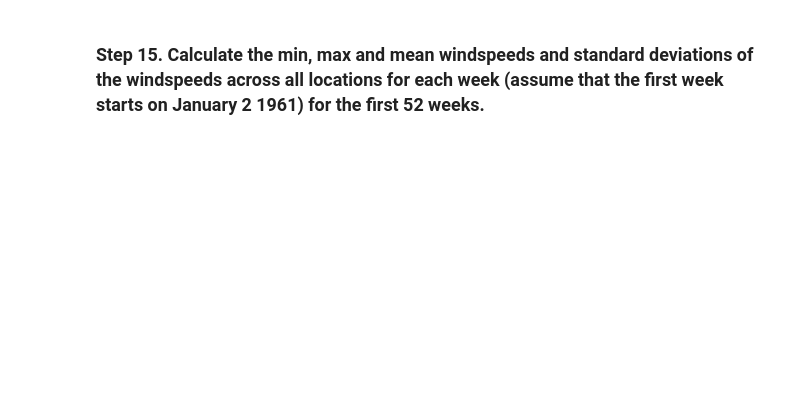
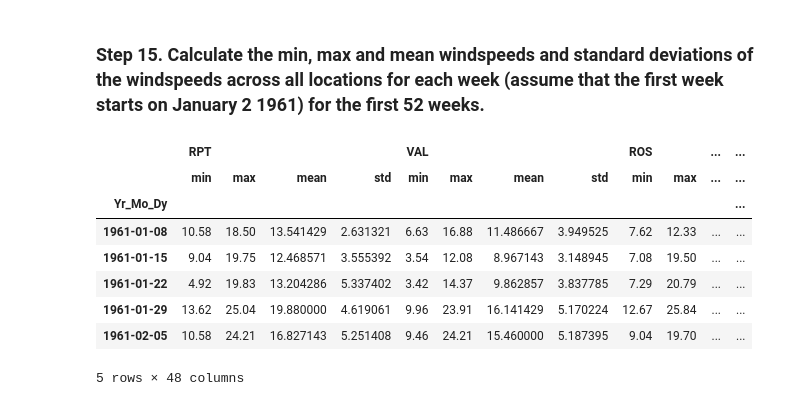
Before and after one commit to HiepDoTrong/computing_for_AI, a Jupyter notebook: Day_5_all_github_exercises/03_Stats/Wind_Stats/Exercises.ipynb, the cells around one changed output. Saved outputs shown, nothing was run; the diff lists cells and outputs as text; code cells hidden in the pictures; blank space fills up the shorter version.

```diff
--- a/Day_5_all_github_exercises/03_Stats/Wind_Stats/Exercises.ipynb
+++ b/Day_5_all_github_exercises/03_Stats/Wind_Stats/Exercises.ipynb
@@ -120,2 +271,15 @@ AttributeError: 'int' object has no attribute 'apply'
 # %% [markdown]
 ### Step 15. Calculate the min, max and mean windspeeds and standard deviations of the windspeeds across all locations for each week (assume that the first week starts on January 2 1961) for the first 52 weeks.
+# %%
+weekly = data.resample('W').agg(['min', 'max', 'mean', 'std'])
+weekly.loc[weekly.index[1:53], :].head()
+# %% [output]
+|  | RPT |  |  |  | VAL |  |  |  | ROS |  | ... | ... |
+|  | min | max | mean | std | min | max | mean | std | min | max | ... | ... |
+| Yr_Mo_Dy |  |  |  |  |  |  |  |  |  |  |  | ... |
+| 1961-01-08 | 10.58 | 18.50 | 13.541429 | 2.631321 | 6.63 | 16.88 | 11.486667 | 3.949525 | 7.62 | 12.33 | ... | ... |
+| 1961-01-15 | 9.04 | 19.75 | 12.468571 | 3.555392 | 3.54 | 12.08 | 8.967143 | 3.148945 | 7.08 | 19.50 | ... | ... |
+| 1961-01-22 | 4.92 | 19.83 | 13.204286 | 5.337402 | 3.42 | 14.37 | 9.862857 | 3.837785 | 7.29 | 20.79 | ... | ... |
+| 1961-01-29 | 13.62 | 25.04 | 19.880000 | 4.619061 | 9.96 | 23.91 | 16.141429 | 5.170224 | 12.67 | 25.84 | ... | ... |
+| 1961-02-05 | 10.58 | 24.21 | 16.827143 | 5.251408 | 9.46 | 24.21 | 15.460000 | 5.187395 | 9.04 | 19.70 | ... | ... |
+5 rows × 48 columns
```
Also changed, not shown: parts of 12 cells of this notebook, 1 other file.
